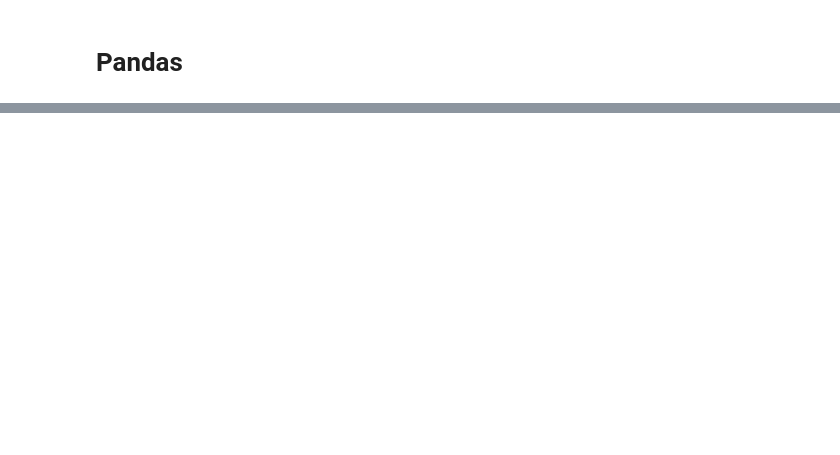
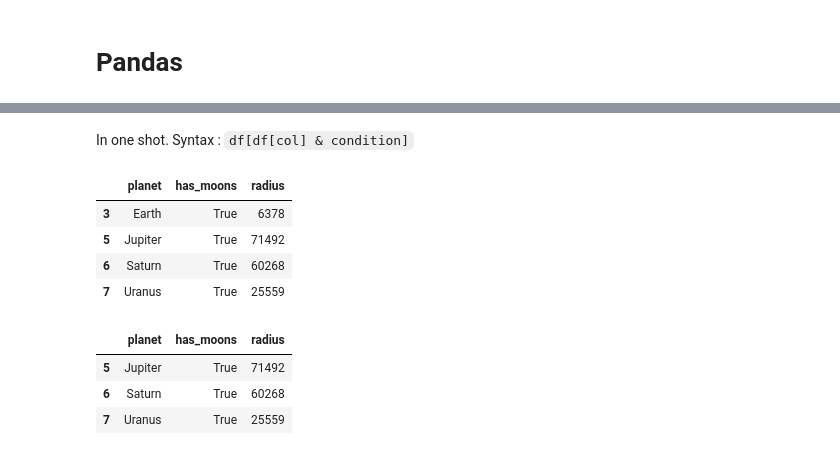
Before and after one commit to pallavrouth/AI-Bootcamp, a Jupyter notebook: Intermediate_python.ipynb, the cells around one changed output, grey strips where cells are left out. Drawn from its saved outputs; the diff is of its cells as text; code cells hidden in the pictures; blank space fills up the shorter version.

```diff
--- a/Intermediate_python.ipynb
+++ b/Intermediate_python.ipynb
@@ -539,0 +565,18 @@ print(solar_system[3:6])
+# %% [markdown]
+In one shot. Syntax : `df[df[col] & condition]`
+# %%
+solar_system[solar_system['has_moons'] == True]
+# %% [output]
+|  | planet | has_moons | radius |
+| 3 | Earth | True | 6378 |
+| 5 | Jupiter | True | 71492 |
+| 6 | Saturn | True | 60268 |
+| 7 | Uranus | True | 25559 |
+# %%
+large_planet = solar_system[solar_system['radius'] > 25500]
+large_planet
+# %% [output]
+|  | planet | has_moons | radius |
+| 5 | Jupiter | True | 71492 |
+| 6 | Saturn | True | 60268 |
+| 7 | Uranus | True | 25559 |
```
Also changed, not shown: parts of 56 cells of this notebook.
